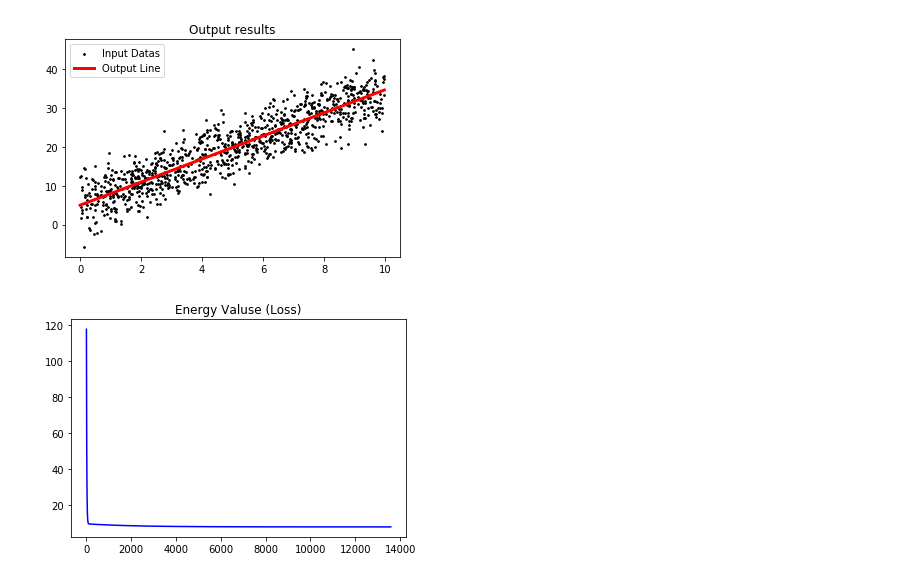
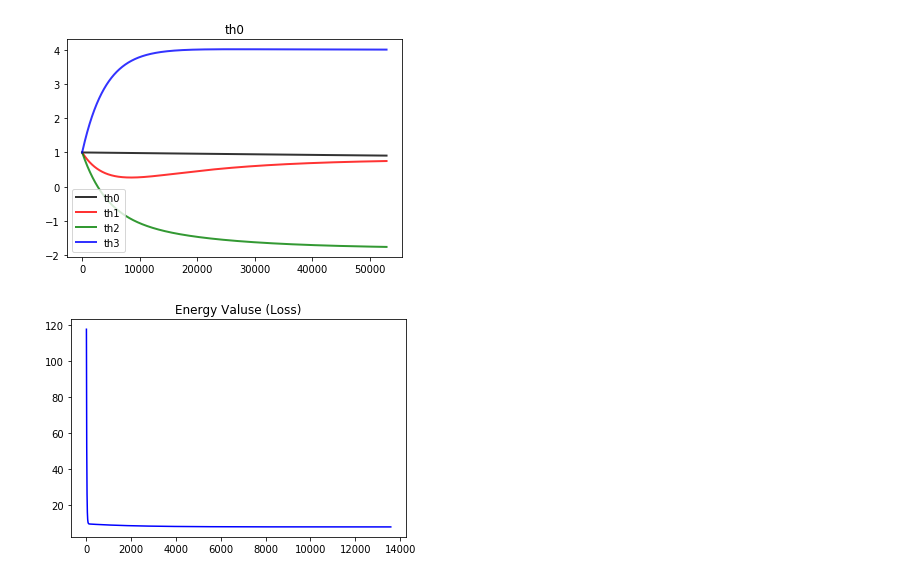
Before and after one commit to jesnk/20_1_ml_class, a Jupyter notebook: assignment/04/04.ipynb, the cells around one changed output. Cells and saved outputs as stored; diff of their text form; code cells hidden in the pictures.

Commit message:
Plotting estimated parameters

```diff
--- a/assignment/04/04.ipynb
+++ b/assignment/04/04.ipynb
@@ -65 +64,11 @@ plt.show()
+# %%
+train_x = torch.FloatTensor(train_x)
+train_y = torch.FloatTensor(train_y)
+train_z = torch.FloatTensor(train_z)
+train_yh = torch.FloatTensor(train_yh)
+
+test_x = torch.FloatTensor(test_x)
+test_y = torch.FloatTensor(test_y)
+test_z = torch.FloatTensor(test_z)
+test_yh = torch.FloatTensor(test_yh)
 # %%
@@ -126,14 +142,16 @@ epoch 111604, theta0 5.00000, theta1 2.98658, loss 4.4200744629
-# %%
-# Output results
-plot1 = plt.scatter(train_x,train_y, color='black',marker='o',s=3)
-plot2, = plt.plot([train_x_min,train_x_max],[get_y(hth0,hth1,train_x_min),get_y(hth0,hth1,train_x_max)], color='red',linewidth=3)
-plot2.LineWidth=10
-
-plt.title("Output results")
-plt.legend([plot1,plot2],["Input Datas","Output Line"])
-plt.show()
-# %% [output]
-[figure, removed]
+# %%
+# Output results
+plot0, = plt.plot(epoch_log,th0_log, color='black',linewidth=2,alpha=0.8)
+plot1, = plt.plot(epoch_log,th1_log, color='red',linewidth=2,alpha=0.8)
+plot2, = plt.plot(epoch_log,th2_log, color='green',linewidth=2,alpha=0.8)
+plot3, = plt.plot(epoch_log,th3_log, color='blue',linewidth=2,alpha=0.8)
+
+
+plt.title("th0")
+plt.legend([plot0,plot1,plot2,plot3],["th0","th1",'th2','th3'])
+plt.show()
+# %% [output]
+[figure, added]
 # %%
 # Plotting the energy values
 
```
Also changed, not shown: parts of 4 cells of this notebook.
